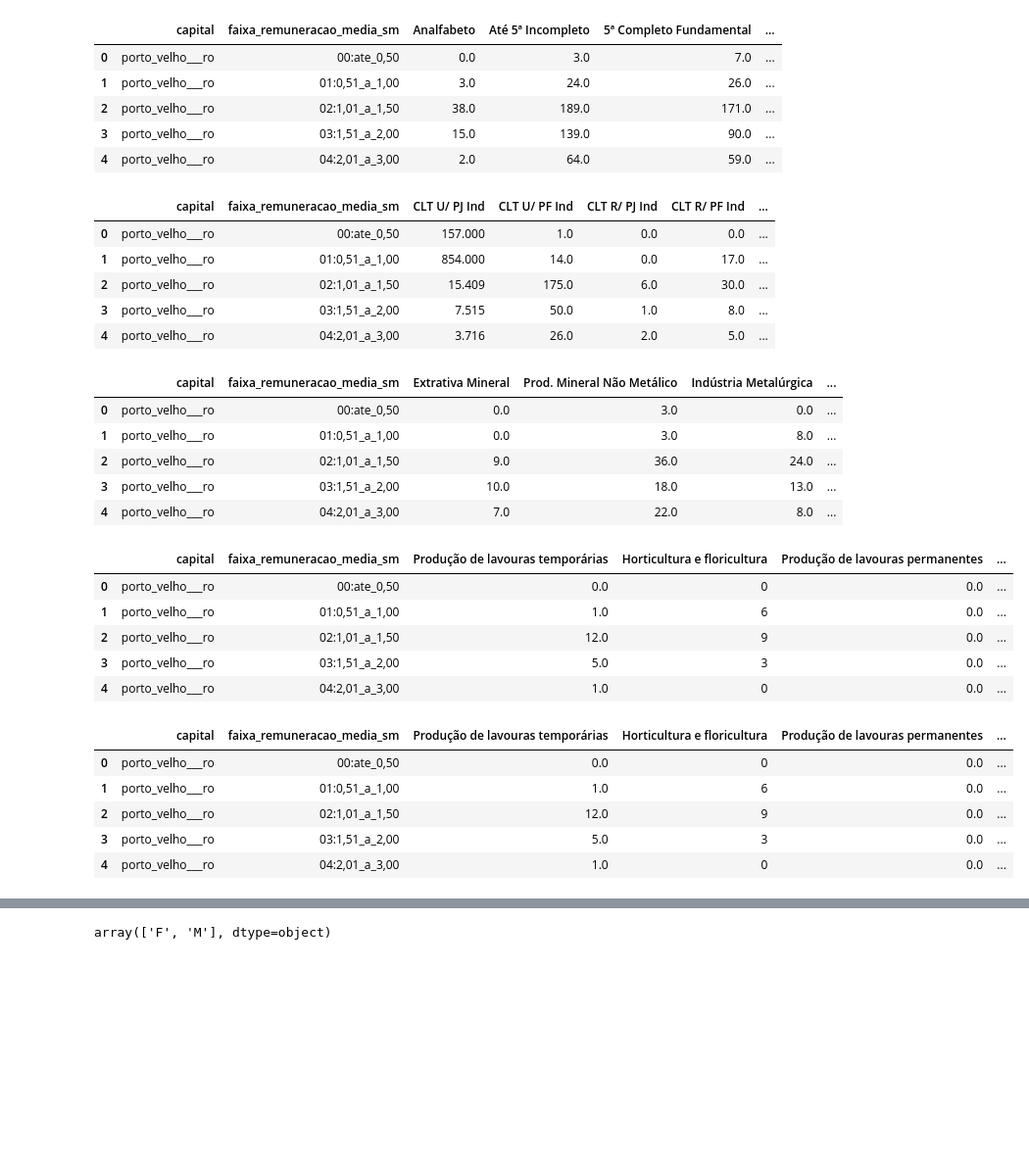
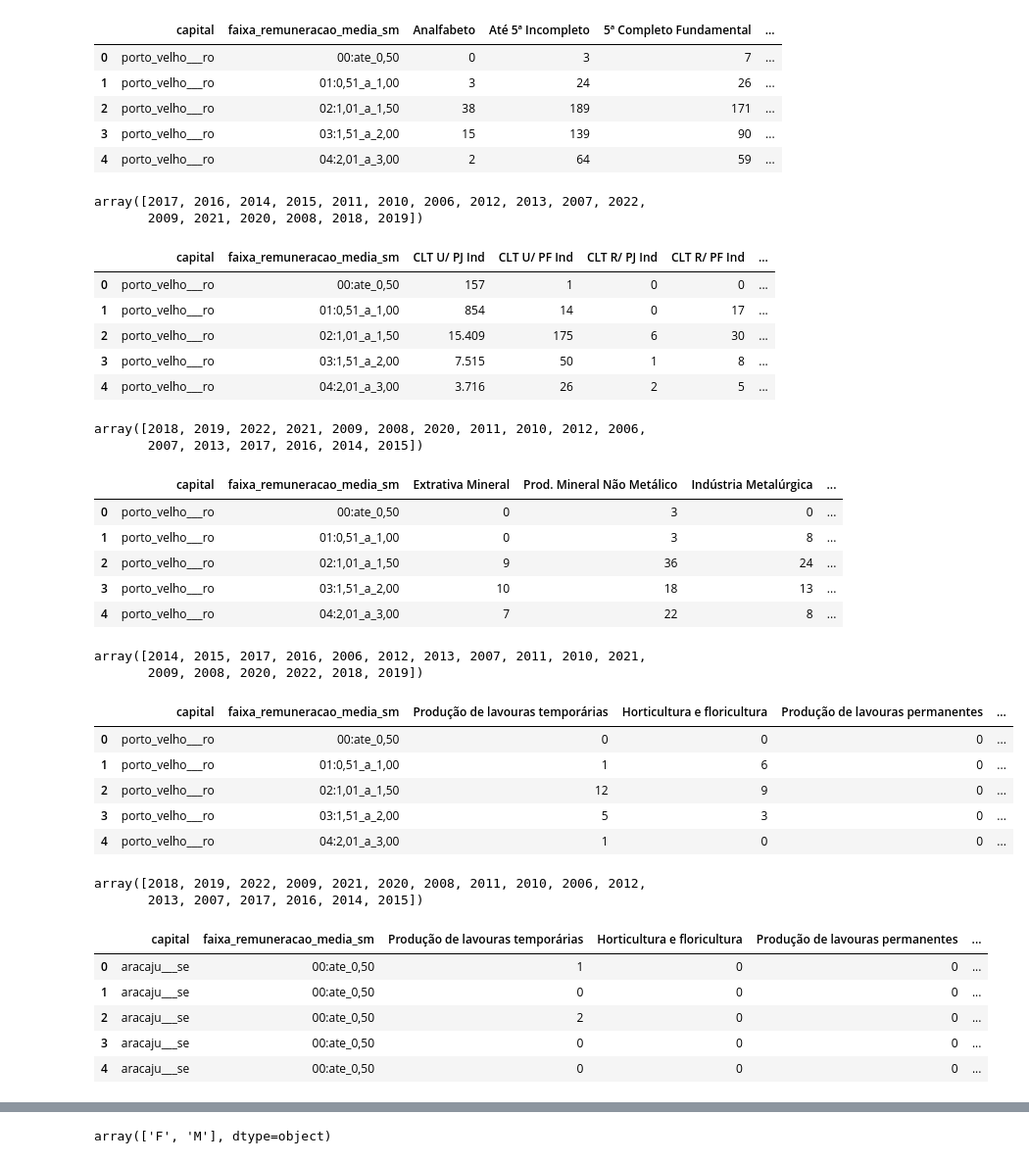
Before and after one commit to luisabolsonisousa/rais_ingestion, a Jupyter notebook: rais_dados/new_data/only_one_file/inner_files.ipynb, the cells around one changed output, grey strips where cells are left out. Shown at 98% size. Cells and saved outputs as stored; diff of their text form; code cells hidden in the pictures; blank space fills up the shorter version.

```diff
--- a/rais_dados/new_data/only_one_file/inner_files.ipynb
+++ b/rais_dados/new_data/only_one_file/inner_files.ipynb
@@ -46,63 +66,83 @@ idade[(idade["capital"]=="porto_velho___ro") & (idade["sexo"]=="F")].head(10)
 # %%
-escolaridade = pd.read_csv("escolaridade.csv")
+escolaridade = pd.read_csv("escolaridade.csv",decimal=',')
 #ok
 escolaridade.head()
 # %% [output]
 |  | capital | faixa_remuneracao_media_sm | Analfabeto | Até 5ª Incompleto | 5ª Completo Fundamental | ... |
-| 0 | porto_velho___ro | 00:ate_0,50 | 0.0 | 3.0 | 7.0 | ... |
-| 1 | porto_velho___ro | 01:0,51_a_1,00 | 3.0 | 24.0 | 26.0 | ... |
-| 2 | porto_velho___ro | 02:1,01_a_1,50 | 38.0 | 189.0 | 171.0 | ... |
-| 3 | porto_velho___ro | 03:1,51_a_2,00 | 15.0 | 139.0 | 90.0 | ... |
-| 4 | porto_velho___ro | 04:2,01_a_3,00 | 2.0 | 64.0 | 59.0 | ... |
+| 0 | porto_velho___ro | 00:ate_0,50 | 0 | 3 | 7 | ... |
+| 1 | porto_velho___ro | 01:0,51_a_1,00 | 3 | 24 | 26 | ... |
+| 2 | porto_velho___ro | 02:1,01_a_1,50 | 38 | 189 | 171 | ... |
+| 3 | porto_velho___ro | 03:1,51_a_2,00 | 15 | 139 | 90 | ... |
+| 4 | porto_velho___ro | 04:2,01_a_3,00 | 2 | 64 | 59 | ... |
+# %%
+escolaridade["ano"].unique()
+# %% [output]
+array([2017, 2016, 2014, 2015, 2011, 2010, 2006, 2012, 2013, 2007, 2022,
+       2009, 2021, 2020, 2008, 2018, 2019])
 # %%
-vinculo = pd.read_csv("vinculo.csv")
+vinculo = pd.read_csv("vinculo.csv",decimal=',')
 #ok
 vinculo.head()
 # %% [output]
 |  | capital | faixa_remuneracao_media_sm | CLT U/ PJ Ind | CLT U/ PF Ind | CLT R/ PJ Ind | CLT R/ PF Ind | ... |
-| 0 | porto_velho___ro | 00:ate_0,50 | 157.000 | 1.0 | 0.0 | 0.0 | ... |
-| 1 | porto_velho___ro | 01:0,51_a_1,00 | 854.000 | 14.0 | 0.0 | 17.0 | ... |
-| 2 | porto_velho___ro | 02:1,01_a_1,50 | 15.409 | 175.0 | 6.0 | 30.0 | ... |
-| 3 | porto_velho___ro | 03:1,51_a_2,00 | 7.515 | 50.0 | 1.0 | 8.0 | ... |
-| 4 | porto_velho___ro | 04:2,01_a_3,00 | 3.716 | 26.0 | 2.0 | 5.0 | ... |
+| 0 | porto_velho___ro | 00:ate_0,50 | 157 | 1 | 0 | 0 | ... |
+| 1 | porto_velho___ro | 01:0,51_a_1,00 | 854 | 14 | 0 | 17 | ... |
+| 2 | porto_velho___ro | 02:1,01_a_1,50 | 15.409 | 175 | 6 | 30 | ... |
+| 3 | porto_velho___ro | 03:1,51_a_2,00 | 7.515 | 50 | 1 | 8 | ... |
+| 4 | porto_velho___ro | 04:2,01_a_3,00 | 3.716 | 26 | 2 | 5 | ... |
+# %%
+vinculo["ano"].unique()
+# %% [output]
+array([2018, 2019, 2022, 2021, 2009, 2008, 2020, 2011, 2010, 2012, 2006,
+       2007, 2013, 2017, 2016, 2014, 2015])
 # %%
-setor = pd.read_csv("ibge.csv")
+setor = pd.read_csv("ibge.csv",decimal=',')
 #ok
 
 setor.head()
 # %% [output]
 |  | capital | faixa_remuneracao_media_sm | Extrativa Mineral | Prod. Mineral Não Metálico | Indústria Metalúrgica | ... |
-| 0 | porto_velho___ro | 00:ate_0,50 | 0.0 | 3.0 | 0.0 | ... |
-| 1 | porto_velho___ro | 01:0,51_a_1,00 | 0.0 | 3.0 | 8.0 | ... |
-| 2 | porto_velho___ro | 02:1,01_a_1,50 | 9.0 | 36.0 | 24.0 | ... |
-| 3 | porto_velho___ro | 03:1,51_a_2,00 | 10.0 | 18.0 | 13.0 | ... |
-| 4 | porto_velho___ro | 04:2,01_a_3,00 | 7.0 | 22.0 | 8.0 | ... |
+| 0 | porto_velho___ro | 00:ate_0,50 | 0 | 3 | 0 | ... |
+| 1 | porto_velho___ro | 01:0,51_a_1,00 | 0 | 3 | 8 | ... |
+| 2 | porto_velho___ro | 02:1,01_a_1,50 | 9 | 36 | 24 | ... |
+| 3 | porto_velho___ro | 03:1,51_a_2,00 | 10 | 18 | 13 | ... |
+| 4 | porto_velho___ro | 04:2,01_a_3,00 | 7 | 22 | 8 | ... |
+# %%
+setor["ano"].unique()
+# %% [output]
+array([2014, 2015, 2017, 2016, 2006, 2012, 2013, 2007, 2011, 2010, 2021,
+       2009, 2008, 2020, 2022, 2018, 2019])
 # %%
-cnae = pd.read_csv("cnae.csv")
+cnae = pd.read_csv("cnae.csv",decimal=',')
 cnae = cnae.drop(cnae.filter(like="CAÇA, REPOVOAMENTO CINEGÉTICO E SERVIÇOS RELACIONADOS").columns, axis=1)
 #ok
 cnae.head()
 # %% [output]
 |  | capital | faixa_remuneracao_media_sm | Produção de lavouras temporárias | Horticultura e floricultura | Produção de lavouras permanentes | ... |
-| 0 | porto_velho___ro | 00:ate_0,50 | 0.0 | 0 | 0.0 | ... |
-| 1 | porto_velho___ro | 01:0,51_a_1,00 | 1.0 | 6 | 0.0 | ... |
-| 2 | porto_velho___ro | 02:1,01_a_1,50 | 12.0 | 9 | 0.0 | ... |
-| 3 | porto_velho___ro | 03:1,51_a_2,00 | 5.0 | 3 | 0.0 | ... |
-| 4 | porto_velho___ro | 04:2,01_a_3,00 | 1.0 | 0 | 0.0 | ... |
+| 0 | porto_velho___ro | 00:ate_0,50 | 0 | 0 | 0 | ... |
+| 1 | porto_velho___ro | 01:0,51_a_1,00 | 1 | 6 | 0 | ... |
+| 2 | porto_velho___ro | 02:1,01_a_1,50 | 12 | 9 | 0 | ... |
+| 3 | porto_velho___ro | 03:1,51_a_2,00 | 5 | 3 | 0 | ... |
+| 4 | porto_velho___ro | 04:2,01_a_3,00 | 1 | 0 | 0 | ... |
+# %%
+cnae["ano"].unique()
+# %% [output]
+array([2018, 2019, 2022, 2009, 2021, 2020, 2008, 2011, 2010, 2006, 2012,
+       2013, 2007, 2017, 2016, 2014, 2015])
 # %%
-dfs = [cnae, setor, vinculo,escolaridade,idade]
+dfs = [cnae, setor, vinculo,escolaridade,idade,total_pessoas]
 df_final_ = dfs[0]
 
 for df in dfs[1:]:
     df_final_ = pd.merge(df_final_, df, on=["capital", "faixa_remuneracao_media_sm", "sexo", "ano"], how='outer')
 df_final_.head()
 # %% [output]
 |  | capital | faixa_remuneracao_media_sm | Produção de lavouras temporárias | Horticultura e floricultura | Produção de lavouras permanentes | ... |
-| 0 | porto_velho___ro | 00:ate_0,50 | 0.0 | 0 | 0.0 | ... |
-| 1 | porto_velho___ro | 01:0,51_a_1,00 | 1.0 | 6 | 0.0 | ... |
-| 2 | porto_velho___ro | 02:1,01_a_1,50 | 12.0 | 9 | 0.0 | ... |
-| 3 | porto_velho___ro | 03:1,51_a_2,00 | 5.0 | 3 | 0.0 | ... |
-| 4 | porto_velho___ro | 04:2,01_a_3,00 | 1.0 | 0 | 0.0 | ... |
+| 0 | aracaju___se | 00:ate_0,50 | 1 | 0 | 0 | ... |
+| 1 | aracaju___se | 00:ate_0,50 | 0 | 0 | 0 | ... |
+| 2 | aracaju___se | 00:ate_0,50 | 2 | 0 | 0 | ... |
+| 3 | aracaju___se | 00:ate_0,50 | 0 | 0 | 0 | ... |
+| 4 | aracaju___se | 00:ate_0,50 | 0 | 0 | 0 | ... |
 # %%
 df_final_.shape
 # %% [output]
```
Also changed, not shown: parts of 10 cells of this notebook, 31 other files.
